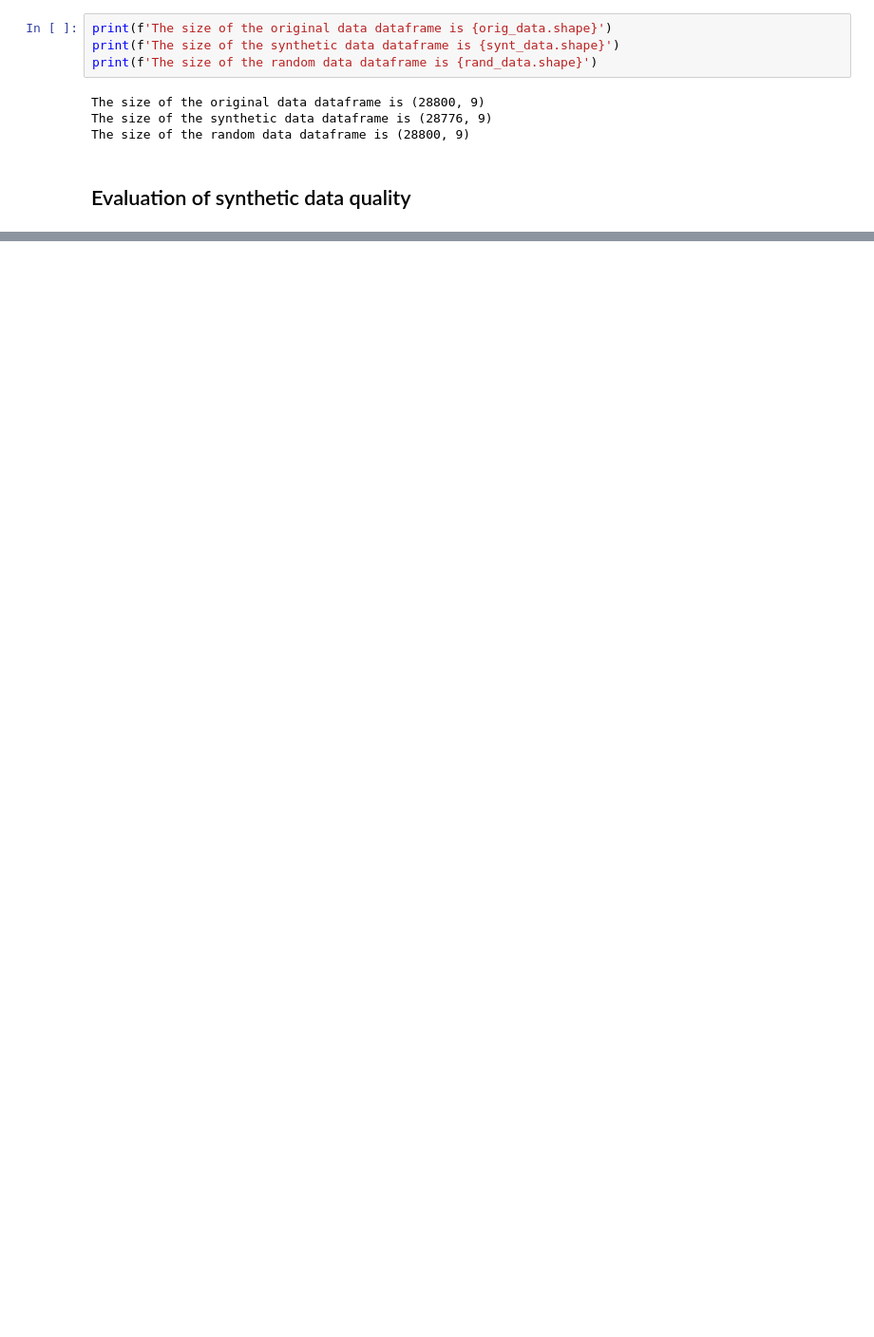
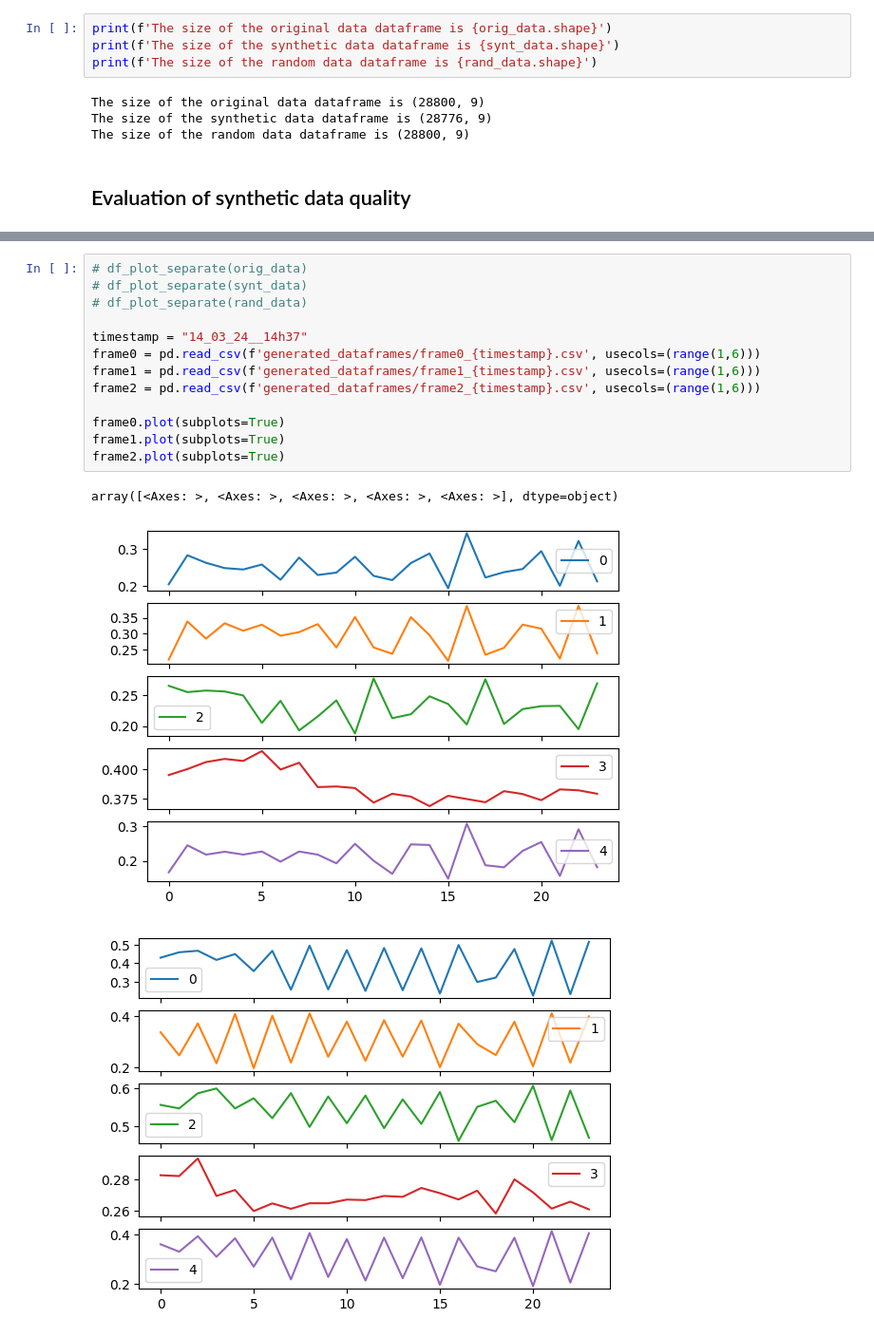
Before and after one commit to fredrikSveen/MSc_time_series_GAN, a Jupyter notebook: evaluation.ipynb, the cells around one changed output, grey strips where cells are left out. Shown at 95% size. Cells and saved outputs as stored; diff of their text form; blank space fills up the shorter version.

```diff
--- a/evaluation.ipynb
+++ b/evaluation.ipynb
@@ -74,0 +75,17 @@ df_plot_separate(rand_data)
+# %%
+# df_plot_separate(orig_data)
+# df_plot_separate(synt_data)
+# df_plot_separate(rand_data)
+
+timestamp = "14_03_24__14h37"
+frame0 = pd.read_csv(f'generated_dataframes/frame0_{timestamp}.csv', usecols=(range(1,6)))
+frame1 = pd.read_csv(f'generated_dataframes/frame1_{timestamp}.csv', usecols=(range(1,6)))
+frame2 = pd.read_csv(f'generated_dataframes/frame2_{timestamp}.csv', usecols=(range(1,6)))
+
+frame0.plot(subplots=True)
+frame1.plot(subplots=True)
+frame2.plot(subplots=True)
+# %% [output]
+array([<Axes: >, <Axes: >, <Axes: >, <Axes: >, <Axes: >], dtype=object)
+[figure, added]
+[figure, added]
```
Also changed, not shown: parts of 5 cells of this notebook, 3 other files.
